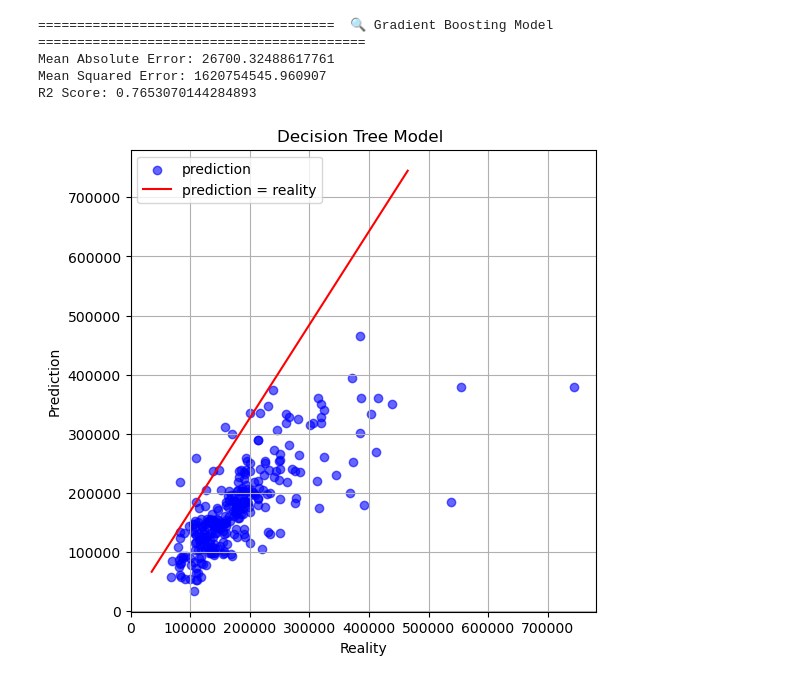
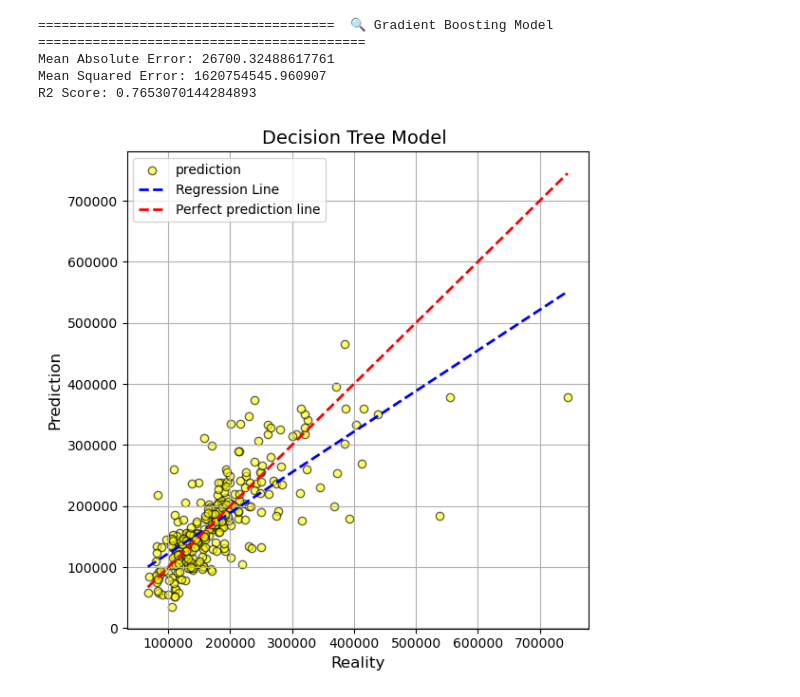
Before and after one commit to w4nn4b3M4ST3R/House-Price-Prediction, a Jupyter notebook: notebooks/house_price.ipynb, the cells around one changed output. Drawn from its saved outputs; the diff is of its cells as text; code cells hidden in the pictures.

Commit message:
🚀 Second commit - update visualization

```diff
--- a/notebooks/house_price.ipynb
+++ b/notebooks/house_price.ipynb
@@ -195,16 +195,28 @@ print("R2 Score:", gb_r2)
 Mean Absolute Error: 26700.32488617761
 Mean Squared Error: 1620754545.960907
 R2 Score: 0.7653070144284893
+# %%
+from sklearn.linear_model import LinearRegression
+x_dt_vals = np.linspace(min(Y_test), max(Y_test), 1000)
+y_dt_vals = LinearRegression().fit(np.array(Y_test).reshape(-1,1), np.array(dt_predict_result).reshape(-1,1)).predict(x_dt_vals.reshape(-1,1))
+
+x_rf_vals = np.linspace(min(Y_test), max(Y_test), 1000)
+y_rf_vals = LinearRegression().fit(np.array(Y_test).reshape(-1,1), np.array(rf_predict_result).reshape(-1,1)).predict(x_rf_vals.reshape(-1,1))
+
+x_gb_vals = np.linspace(min(Y_test), max(Y_test), 1000)
+y_gb_vals = LinearRegression().fit(np.array(Y_test).reshape(-1,1), np.array(gb_predict_result).reshape(-1,1)).predict(x_gb_vals.reshape(-1,1))
 # %%
 plt.figure(figsize=(6,6))
-plt.scatter(Y_test,dt_predict_result,alpha=0.6,color = 'b',label = 'prediction')
-plt.plot([min(dt_predict_result), max(dt_predict_result)], [min(Y_test), max(Y_test)], color='red', label='prediction = reality')
-plt.xlabel('Reality')
-plt.ylabel('Prediction')
-plt.title('Decision Tree Model ')
+plt.scatter(Y_test,dt_predict_result,alpha=0.6,color = 'yellow',label = 'prediction',edgecolor='k')
+plt.plot(x_dt_vals,y_dt_vals,'--',linewidth=2, color='blue', label='Regression Line')
+plt.plot([min(Y_test), max(Y_test)], [min(Y_test), max(Y_test)],'--', color='red', linewidth=2, label='Perfect prediction line',)
+plt.xlabel('Reality',fontsize=12)
+plt.ylabel('Prediction',fontsize=12)
+plt.title('Decision Tree Model ',fontsize=14)
 plt.legend()
 plt.grid(True)
+plt.tight_layout()
 # %% [output]
-[figure, old version]
+[figure, new version]
 # %%
 plt.figure(figsize=(6,6))
```
Also changed, not shown: parts of 2 cells of this notebook, 3 other files.
